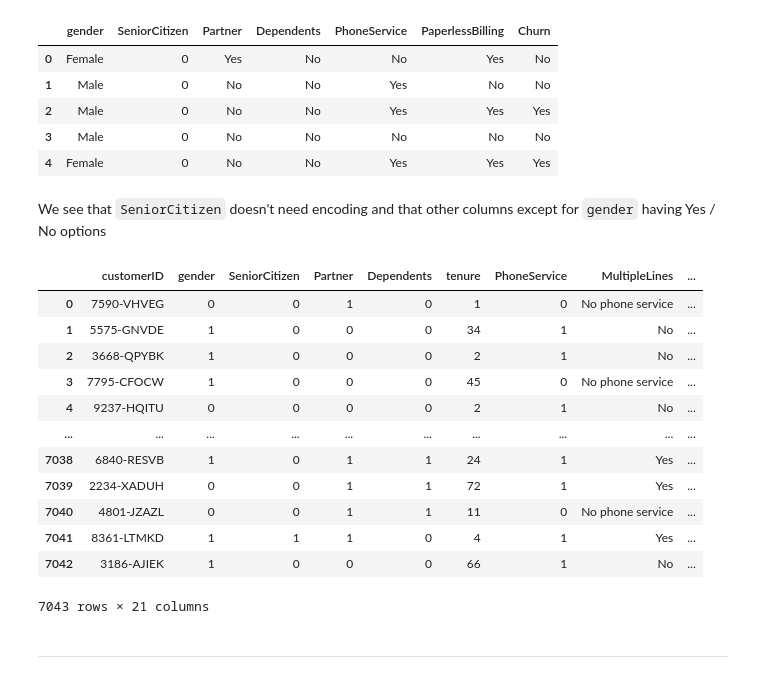
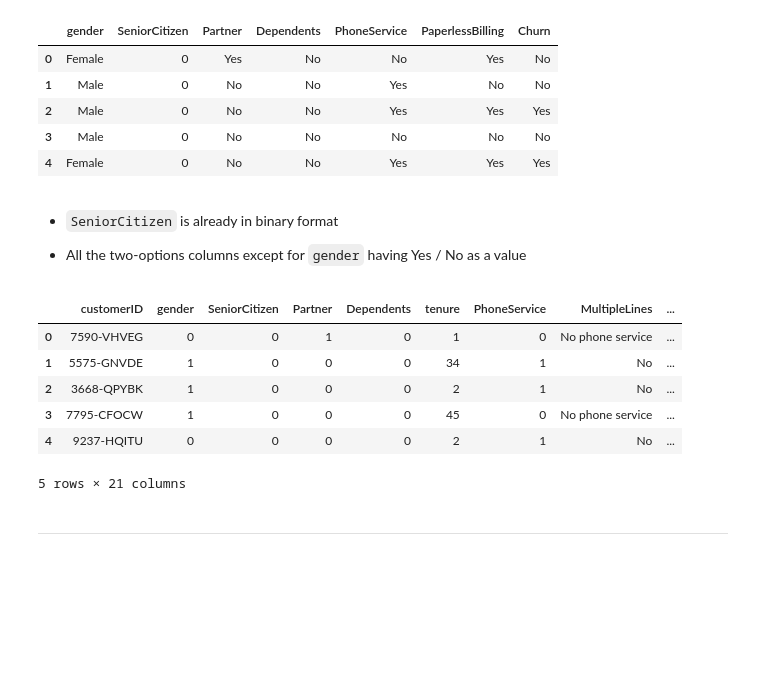
Before and after one commit to nick-st-coder/churn-customer, a Jupyter notebook: notebooks/EDA.ipynb, the cells around one changed output. Cells and saved outputs as stored; diff of their text form; code cells hidden in the pictures; blank space fills up the shorter version.

```diff
--- a/notebooks/EDA.ipynb
+++ b/notebooks/EDA.ipynb
@@ -95,7 +97,9 @@ df[two_unique_cols].head()
 | 3 | Male | 0 | No | No | No | No | No |
 | 4 | Female | 0 | No | No | Yes | Yes | Yes |
 # %% [markdown]
-We see that `SeniorCitizen` doesn't need encoding and that other columns except for `gender` having Yes / No options
+- `SeniorCitizen` is already in binary format
+
+- All the two-options columns except for `gender` having Yes / No as a value
 # %%
 pd.set_option('future.no_silent_downcasting', True)
 # %%
@@ -105,20 +109,14 @@ df[binary] = df[binary].replace({
     'Male': 1, 'Female': 0
 })
 # %%
-df
+df.head()
 # %% [output]
 |  | customerID | gender | SeniorCitizen | Partner | Dependents | tenure | PhoneService | MultipleLines | ... |
 | 0 | 7590-VHVEG | 0 | 0 | 1 | 0 | 1 | 0 | No phone service | ... |
 | 1 | 5575-GNVDE | 1 | 0 | 0 | 0 | 34 | 1 | No | ... |
 | 2 | 3668-QPYBK | 1 | 0 | 0 | 0 | 2 | 1 | No | ... |
 | 3 | 7795-CFOCW | 1 | 0 | 0 | 0 | 45 | 0 | No phone service | ... |
 | 4 | 9237-HQITU | 0 | 0 | 0 | 0 | 2 | 1 | No | ... |
-| ... | ... | ... | ... | ... | ... | ... | ... | ... | ... |
-| 7038 | 6840-RESVB | 1 | 0 | 1 | 1 | 24 | 1 | Yes | ... |
-| 7039 | 2234-XADUH | 0 | 0 | 1 | 1 | 72 | 1 | Yes | ... |
-| 7040 | 4801-JZAZL | 0 | 0 | 1 | 1 | 11 | 0 | No phone service | ... |
-| 7041 | 8361-LTMKD | 1 | 1 | 1 | 0 | 4 | 1 | Yes | ... |
-| 7042 | 3186-AJIEK | 1 | 0 | 0 | 0 | 66 | 1 | No | ... |
-7043 rows × 21 columns
+5 rows × 21 columns
 # %% [markdown]
 ---
```
Also changed, not shown: parts of 13 cells of this notebook.
